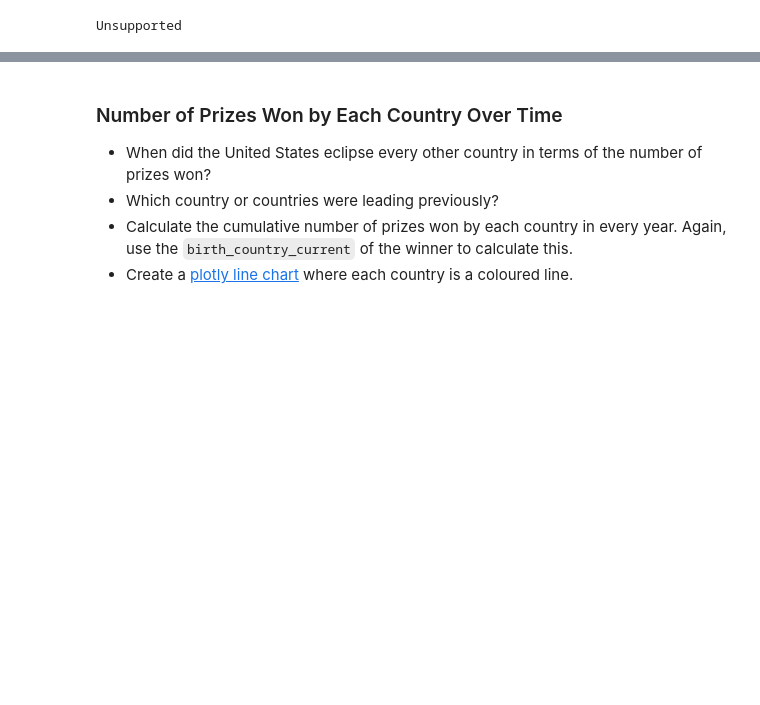
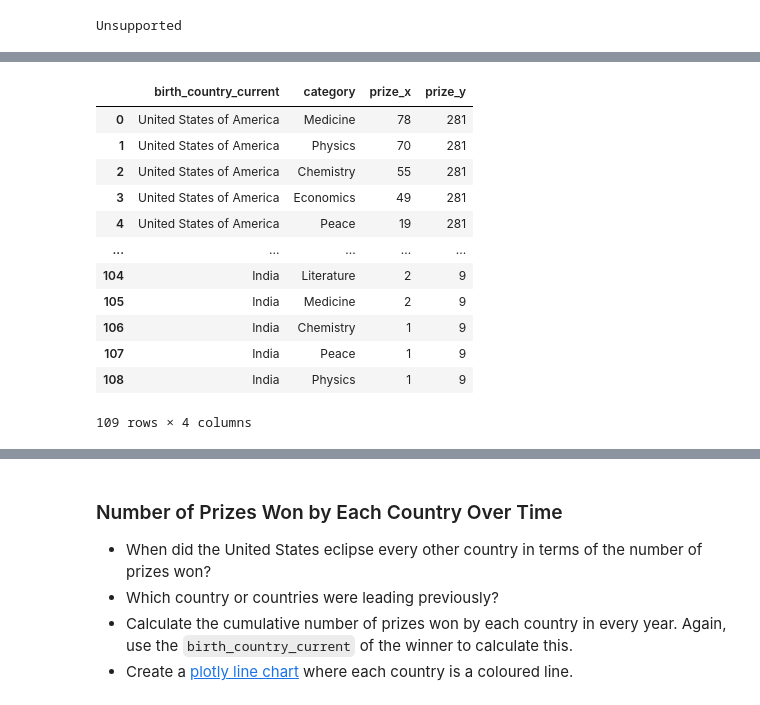
Before and after one commit to LostHeir/DataAnlys_NobelPrizes, a Jupyter notebook: Nobel_Prize_Analysis.ipynb, the cells around one changed output, grey strips where cells are left out. Cells and saved outputs as stored; diff of their text form; code cells hidden in the pictures; blank space fills up the shorter version.

```diff
--- a/Nobel_Prize_Analysis.ipynb
+++ b/Nobel_Prize_Analysis.ipynb
@@ -552,3 +553,7 @@ The hard part is preparing the data for this chart!
 *Hint*: Take a two-step approach. The first step is grouping the data by country and category. Then you can create a DataFrame that looks something like this:
 
 <img src=https://i.imgur.com/VKjzKa1.png width=450>
+# %%
+diff_cat_prizes = df_data.groupby(by=['birth_country_current', 'category'], as_index=False).agg({'prize': pd.Series.count})
+diff_cat_prizes.sort_values(by='prize', ascending=False, inplace=True)
+diff_cat_prizes
@@ -554,0 +574,17 @@ The hard part is preparing the data for this chart!
+# %%
+merged_df = pd.merge(diff_cat_prizes, top20_countries, on='birth_country_current')
+merged_df
+# %% [output]
+|  | birth_country_current | category | prize_x | prize_y |
+| 0 | United States of America | Medicine | 78 | 281 |
+| 1 | United States of America | Physics | 70 | 281 |
+| 2 | United States of America | Chemistry | 55 | 281 |
+| 3 | United States of America | Economics | 49 | 281 |
+| 4 | United States of America | Peace | 19 | 281 |
+| ... | ... | ... | ... | ... |
+| 104 | India | Literature | 2 | 9 |
+| 105 | India | Medicine | 2 | 9 |
+| 106 | India | Chemistry | 1 | 9 |
+| 107 | India | Peace | 1 | 9 |
+| 108 | India | Physics | 1 | 9 |
+109 rows × 4 columns
```
Also changed, not shown: parts of 19 cells of this notebook.
